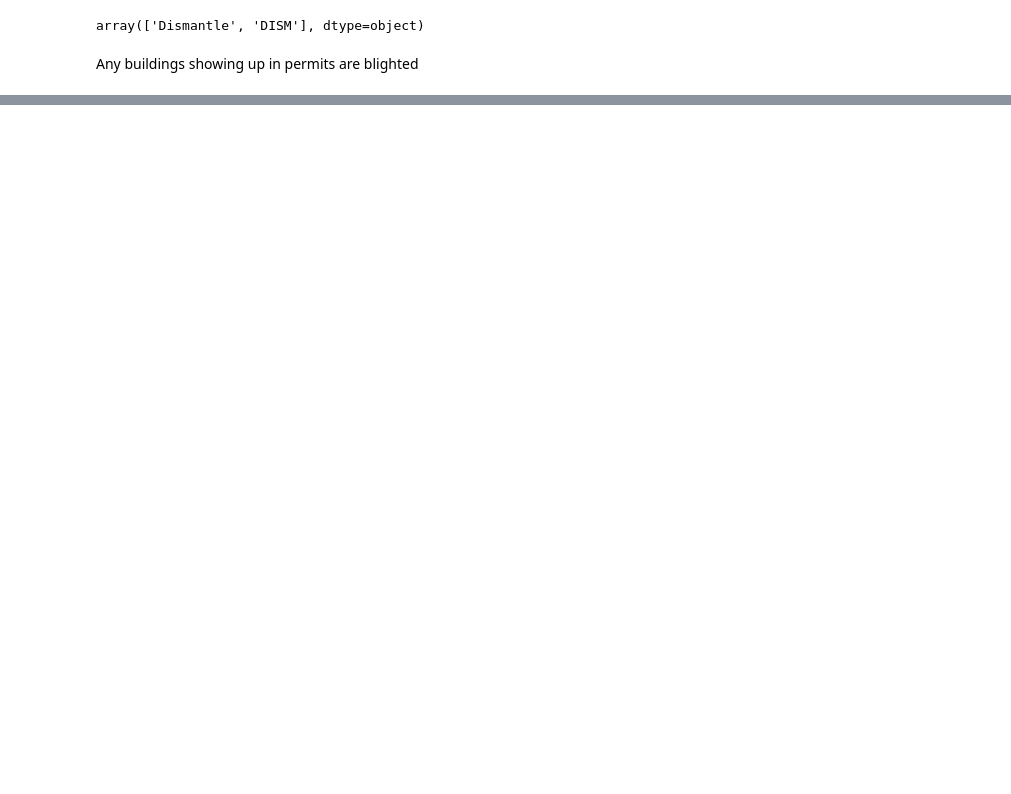
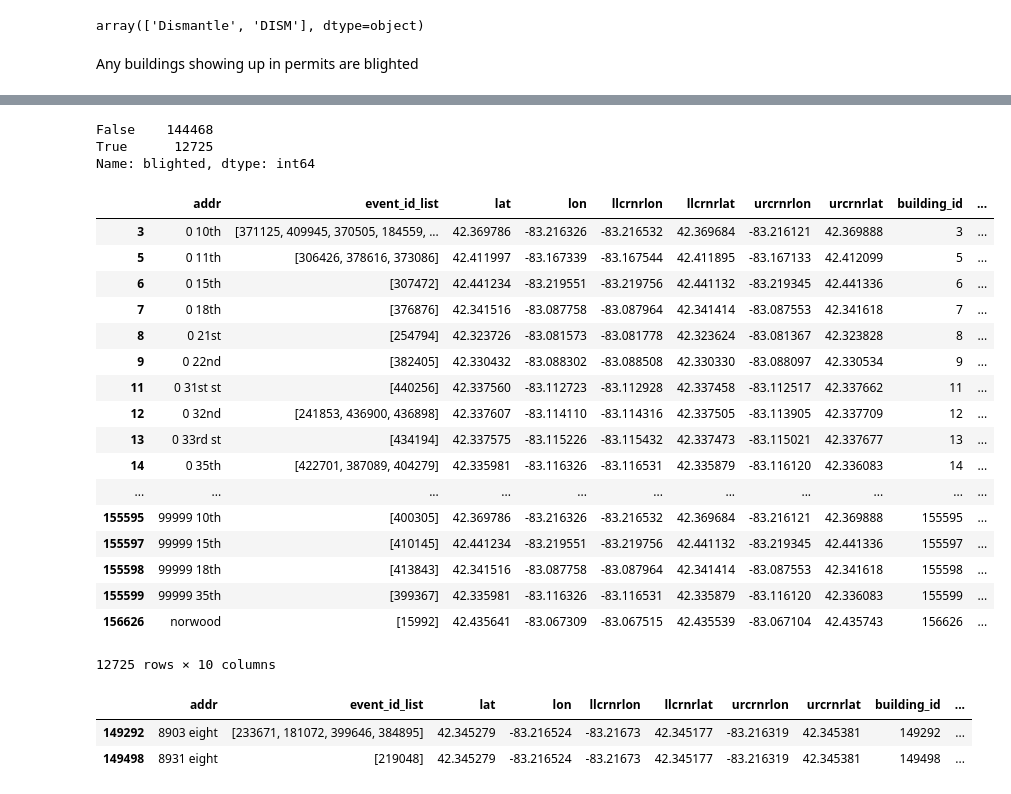
Before and after one commit to cyang019/blight_fight, a Jupyter notebook: src/Building_Labels.ipynb, the cells around one changed output, grey strips where cells are left out. Drawn from its saved outputs; the diff is of its cells as text; code cells hidden in the pictures; blank space fills up the shorter version.

```diff
--- a/src/Building_Labels.ipynb
+++ b/src/Building_Labels.ipynb
@@ -73,0 +51,3 @@ Name: lon, dtype: float64
+# %%
+blighted_by_addr = buildings[buildings['blighted']==True]
+permits['by_addr'] = permits['addr'].apply(lambda x: x in blighted_by_addr['addr'].values.tolist())
@@ -73,0 +78,15 @@ Name: lon, dtype: float64
+# %%
+permits_coord = permits[permits['by_addr'] == False]
+# %%
+epsilon = 1.0e-6
+cnt = 0
+for i,permit in permits_coord.iterrows():
+    lon = permit['lon']
+    lat = permit['lat']
+    #indices = (buildings['llcrnrlon'] < lon) & (buildings['urcrnrlon'] > lon) \
+    #        & (buildings['llcrnrlat'] < lat) & (buildings['urcrnrlat'] > lat)
+    indices = (abs(buildings['lon']-lon) < epsilon) & (abs(buildings['lat'] - lat) < epsilon)
+    if cnt %100 == 0:
+        print(cnt, buildings[indices].index.tolist())
+    buildings.loc[indices,'blighted'] = True
+    cnt += 1
@@ -73,0 +111,35 @@ Name: lon, dtype: float64
+# %%
+buildings['blighted'].value_counts()
+# %% [output]
+False    144468
+True      12725
+Name: blighted, dtype: int64
+# %%
+blighted_b = buildings[buildings['blighted'] == True]
+# %%
+blighted_b.sort_values(by='addr')
+# %% [output]
+|  | addr | event_id_list | lat | lon | llcrnrlon | llcrnrlat | urcrnrlon | urcrnrlat | building_id | ... |
+| 3 | 0 10th | [371125, 409945, 370505, 184559, ... | 42.369786 | -83.216326 | -83.216532 | 42.369684 | -83.216121 | 42.369888 | 3 | ... |
+| 5 | 0 11th | [306426, 378616, 373086] | 42.411997 | -83.167339 | -83.167544 | 42.411895 | -83.167133 | 42.412099 | 5 | ... |
+| 6 | 0 15th | [307472] | 42.441234 | -83.219551 | -83.219756 | 42.441132 | -83.219345 | 42.441336 | 6 | ... |
+| 7 | 0 18th | [376876] | 42.341516 | -83.087758 | -83.087964 | 42.341414 | -83.087553 | 42.341618 | 7 | ... |
+| 8 | 0 21st | [254794] | 42.323726 | -83.081573 | -83.081778 | 42.323624 | -83.081367 | 42.323828 | 8 | ... |
+| 9 | 0 22nd | [382405] | 42.330432 | -83.088302 | -83.088508 | 42.330330 | -83.088097 | 42.330534 | 9 | ... |
+| 11 | 0 31st st | [440256] | 42.337560 | -83.112723 | -83.112928 | 42.337458 | -83.112517 | 42.337662 | 11 | ... |
+| 12 | 0 32nd | [241853, 436900, 436898] | 42.337607 | -83.114110 | -83.114316 | 42.337505 | -83.113905 | 42.337709 | 12 | ... |
+| 13 | 0 33rd st | [434194] | 42.337575 | -83.115226 | -83.115432 | 42.337473 | -83.115021 | 42.337677 | 13 | ... |
+| 14 | 0 35th | [422701, 387089, 404279] | 42.335981 | -83.116326 | -83.116531 | 42.335879 | -83.116120 | 42.336083 | 14 | ... |
+| ... | ... | ... | ... | ... | ... | ... | ... | ... | ... | ... |
+| 155595 | 99999 10th | [400305] | 42.369786 | -83.216326 | -83.216532 | 42.369684 | -83.216121 | 42.369888 | 155595 | ... |
+| 155597 | 99999 15th | [410145] | 42.441234 | -83.219551 | -83.219756 | 42.441132 | -83.219345 | 42.441336 | 155597 | ... |
+| 155598 | 99999 18th | [413843] | 42.341516 | -83.087758 | -83.087964 | 42.341414 | -83.087553 | 42.341618 | 155598 | ... |
+| 155599 | 99999 35th | [399367] | 42.335981 | -83.116326 | -83.116531 | 42.335879 | -83.116120 | 42.336083 | 155599 | ... |
+| 156626 | norwood | [15992] | 42.435641 | -83.067309 | -83.067515 | 42.435539 | -83.067104 | 42.435743 | 156626 | ... |
+12725 rows × 10 columns
+# %%
+buildings.loc[[149292,149498],:]
+# %% [output]
+|  | addr | event_id_list | lat | lon | llcrnrlon | llcrnrlat | urcrnrlon | urcrnrlat | building_id | ... |
+| 149292 | 8903 eight | [233671, 181072, 399646, 384895] | 42.345279 | -83.216524 | -83.21673 | 42.345177 | -83.216319 | 42.345381 | 149292 | ... |
+| 149498 | 8931 eight | [219048] | 42.345279 | -83.216524 | -83.21673 | 42.345177 | -83.216319 | 42.345381 | 149498 | ... |
```
Also changed, not shown: parts of 15 cells of this notebook, 1 other file.
